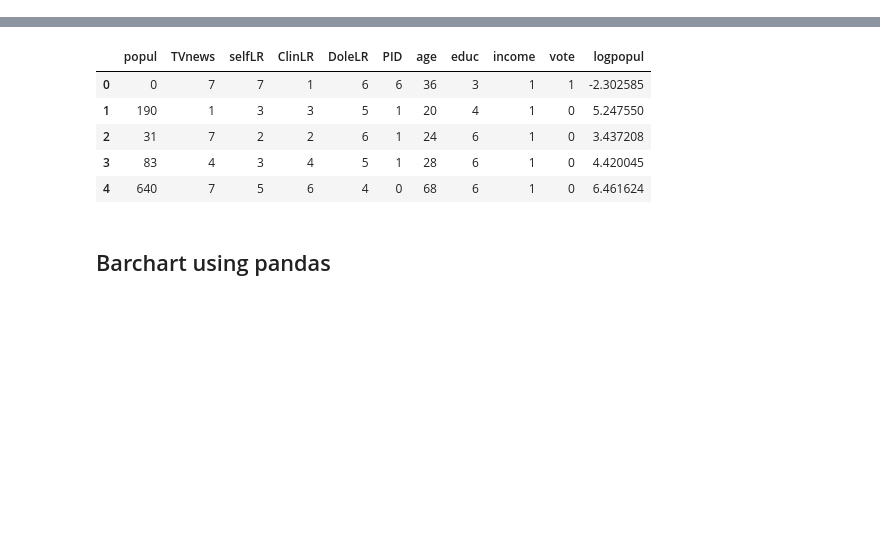
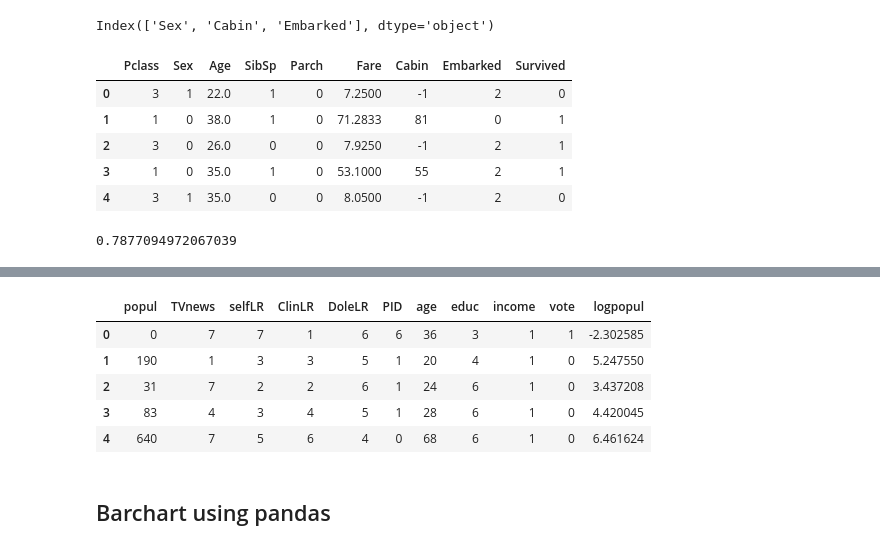
Before and after one commit to unerue/snippet, a Jupyter notebook: examples/grid_plot.ipynb, the cells around one changed output, grey strips where cells are left out. Saved outputs shown, nothing was run; the diff lists cells and outputs as text; code cells hidden in the pictures; blank space fills up the shorter version.

```diff
--- a/examples/charts.ipynb
+++ b/examples/grid_plot.ipynb
@@ -6,0 +61,12 @@ import statsmodels.api as sm
+# %%
+train[cols] = train[cols].apply(lambda x: x.cat.codes)
+train.fillna(train.mean(), inplace=True)
+train.head()
+# %% [output]
+Index(['Sex', 'Cabin', 'Embarked'], dtype='object')
+|  | Pclass | Sex | Age | SibSp | Parch | Fare | Cabin | Embarked | Survived |
+| 0 | 3 | 1 | 22.0 | 1 | 0 | 7.2500 | -1 | 2 | 0 |
+| 1 | 1 | 0 | 38.0 | 1 | 0 | 71.2833 | 81 | 0 | 1 |
+| 2 | 3 | 0 | 26.0 | 0 | 0 | 7.9250 | -1 | 2 | 1 |
+| 3 | 1 | 0 | 35.0 | 1 | 0 | 53.1000 | 55 | 2 | 1 |
+| 4 | 3 | 1 | 35.0 | 0 | 0 | 8.0500 | -1 | 2 | 0 |
@@ -6,0 +80,9 @@ import statsmodels.api as sm
+# %%
+from sklearn.ensemble import RandomForestClassifier
+
+
+rf = RandomForestClassifier(n_estimators=100).fit(X_train, y_train)
+rf.score(X_train, y_train)
+rf.score(X_test, y_test)
+# %% [output]
+0.7877094972067039
```
Also changed, not shown: parts of 37 cells of this notebook, 10 other files.
